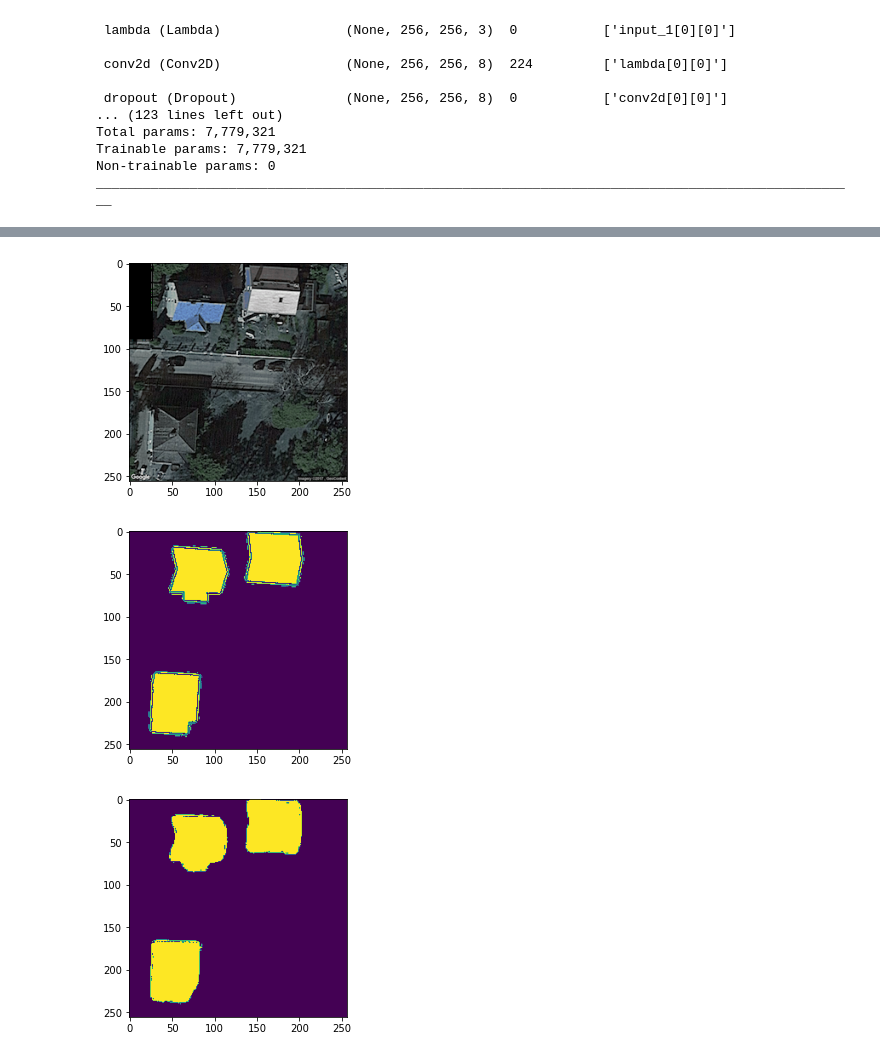
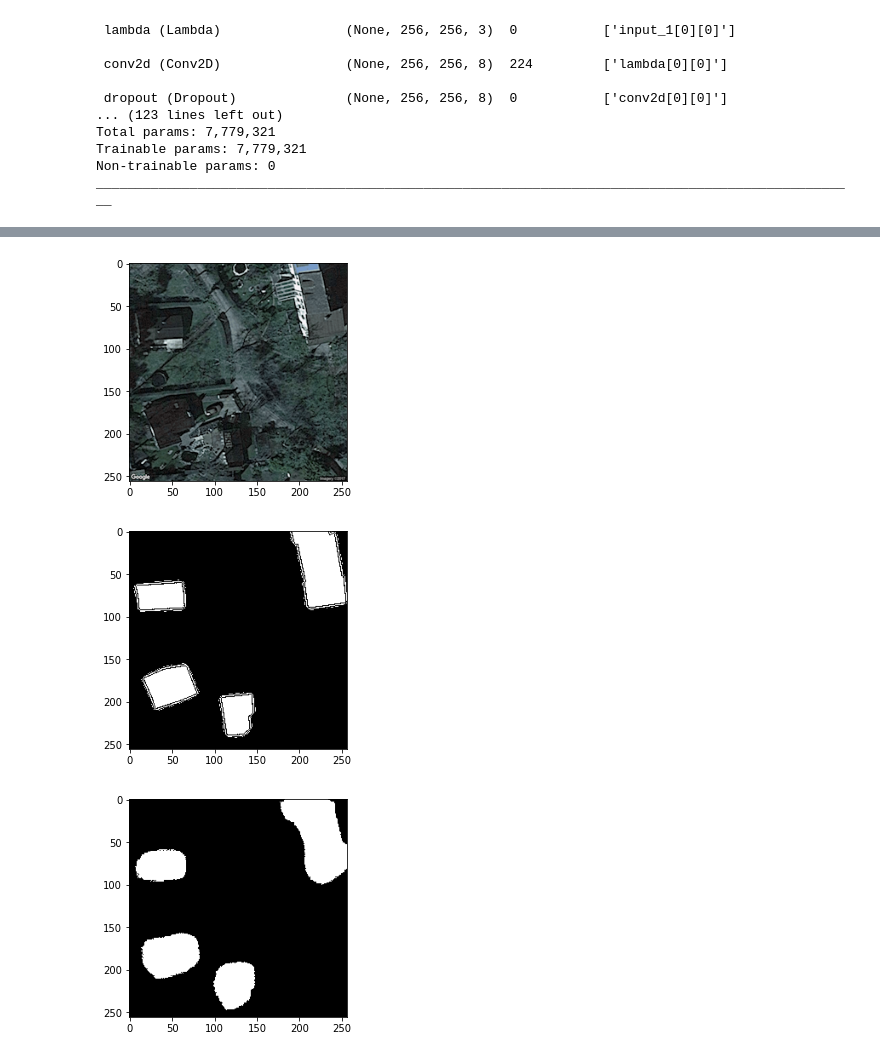
Before and after one commit to fereshteh-bahadory/Segmentation-for-rooftop-images, a Jupyter notebook: final_code.ipynb, the cells around one changed output, grey strips where cells are left out. Saved outputs shown, nothing was run; the diff lists cells and outputs as text; code cells hidden in the pictures.

```diff
--- a/final_code.ipynb
+++ b/final_code.ipynb
@@ -278,15 +277,15 @@ plt.imshow(l)
 # %%
 ix = random.randint(0, len(preds_train_t))
 plt.imshow(X[ix])
 plt.show()
-plt.imshow(np.squeeze(y[ix]))
+plt.imshow(np.squeeze(y[ix]), cmap='gray')
 plt.show()
-plt.imshow(np.squeeze(preds_train_t[ix]))
+plt.imshow(np.squeeze(preds_train_t[ix]),cmap='gray')
 plt.show()
 # %% [output]
-[figure, old version]
+[figure, new version]
-[figure, old version]
+[figure, new version]
-[figure, old version]
+[figure, new version]
 # %%
 directory = pathlib.Path('/content')
 X_test = np.full((5,256,256,3),0)
```
Also changed, not shown: parts of 12 cells of this notebook.
